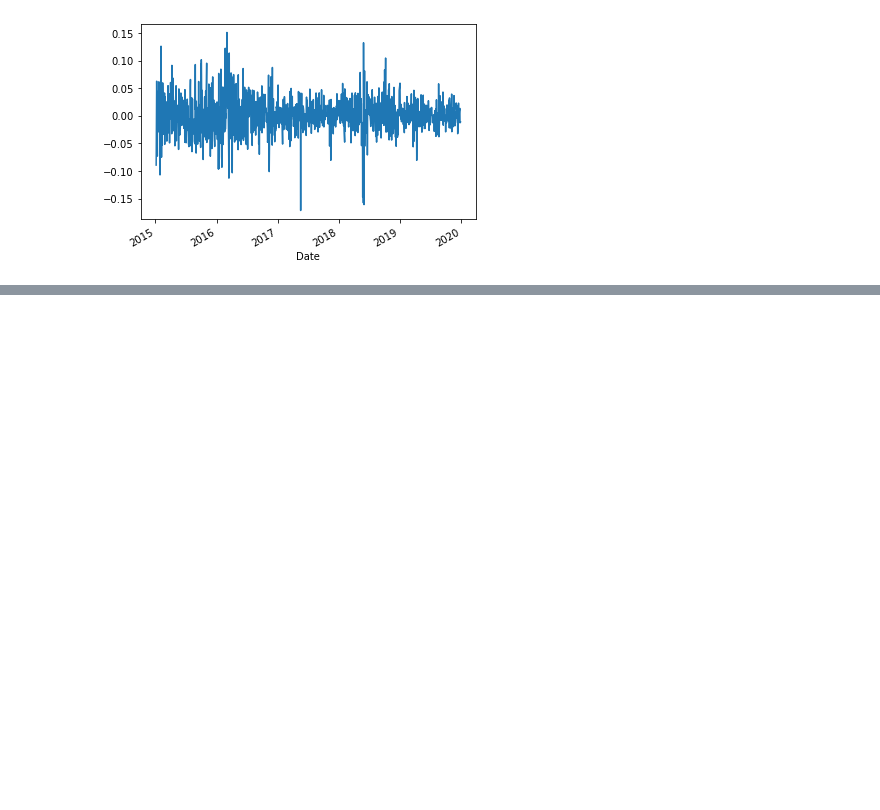
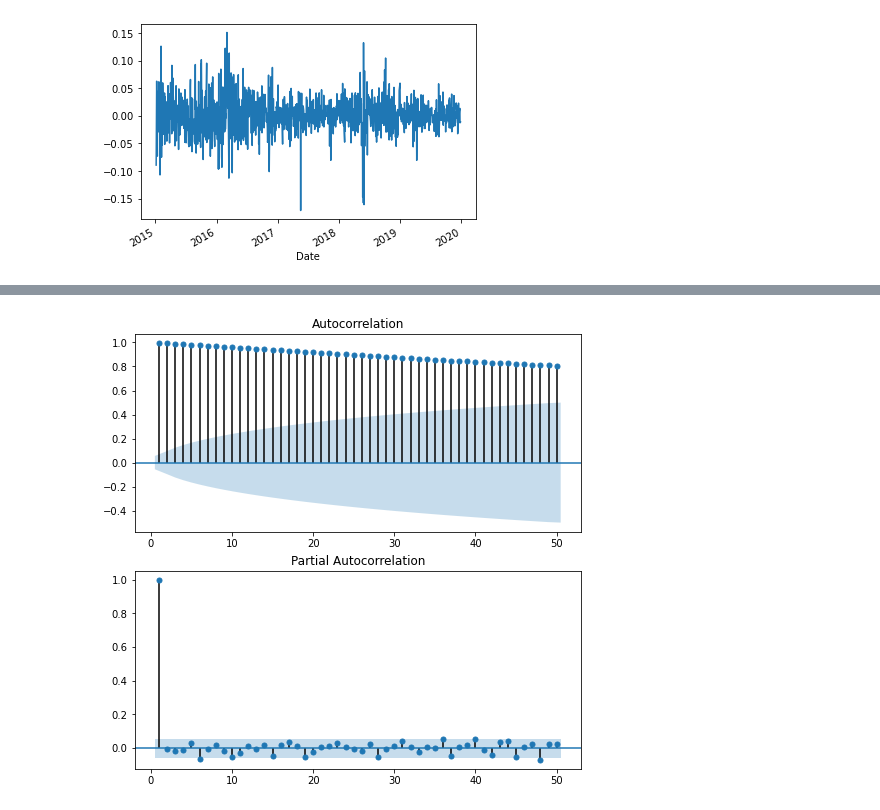
Before and after one commit to luanavsr/awari-projeto, a Jupyter notebook: TimeSeriesArima.ipynb, the cells around one changed output, grey strips where cells are left out. Saved outputs shown, nothing was run; the diff lists cells and outputs as text; code cells hidden in the pictures; blank space fills up the shorter version.

```diff
--- a/TimeSeriesArima.ipynb
+++ b/TimeSeriesArima.ipynb
@@ -157,0 +188,13 @@ petr4_treino_log_diff.plot()
+# %%
+#Criando a figura para os dados em log
+fig, (ax1, ax2) = plt.subplots(2,1, figsize=(8,8))
+
+# ACF para os dados de treino log
+plot_acf(petr4_treino_log, lags=50, zero=False, ax=ax1)
+
+# PACF para os dados de treino log
+plot_pacf(petr4_treino_log, lags=50, zero=False, ax=ax2)
+
+plt.show()
+# %% [output]
+[figure, added]
```
Also changed, not shown: parts of 20 cells of this notebook.
